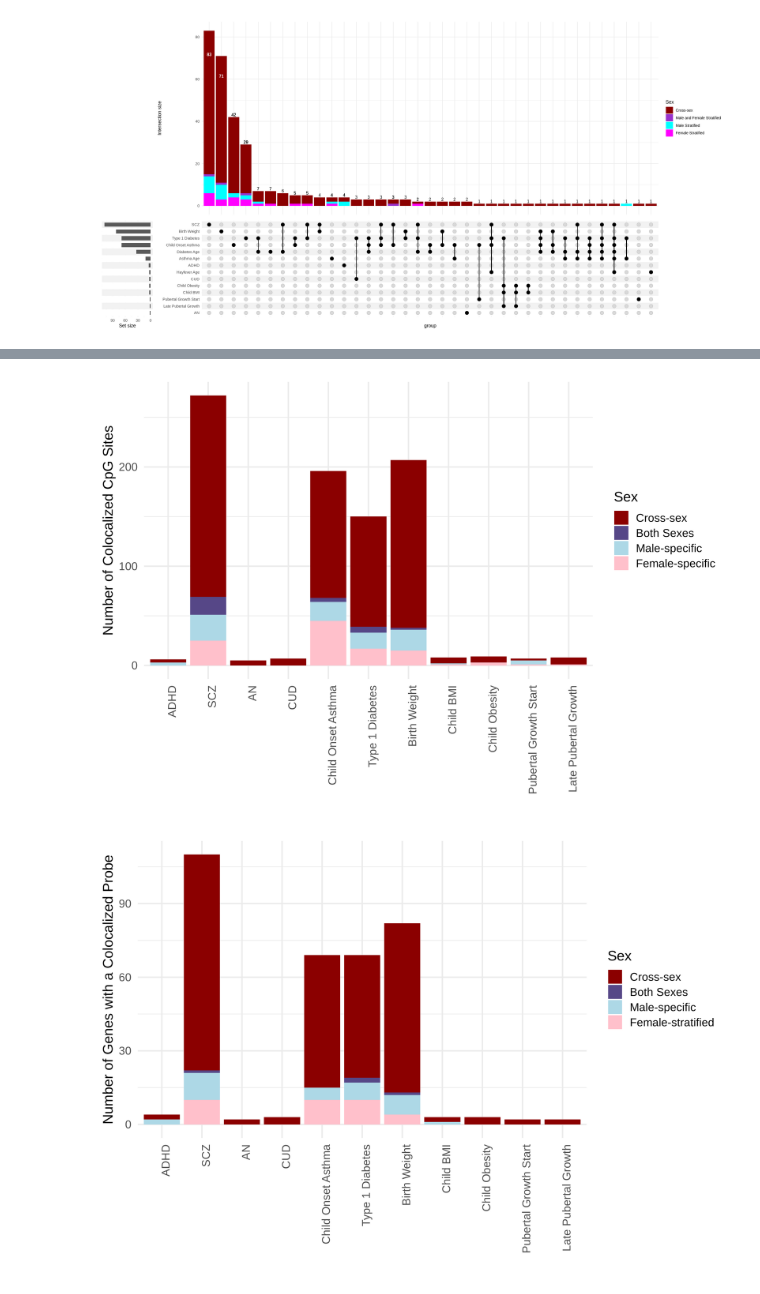
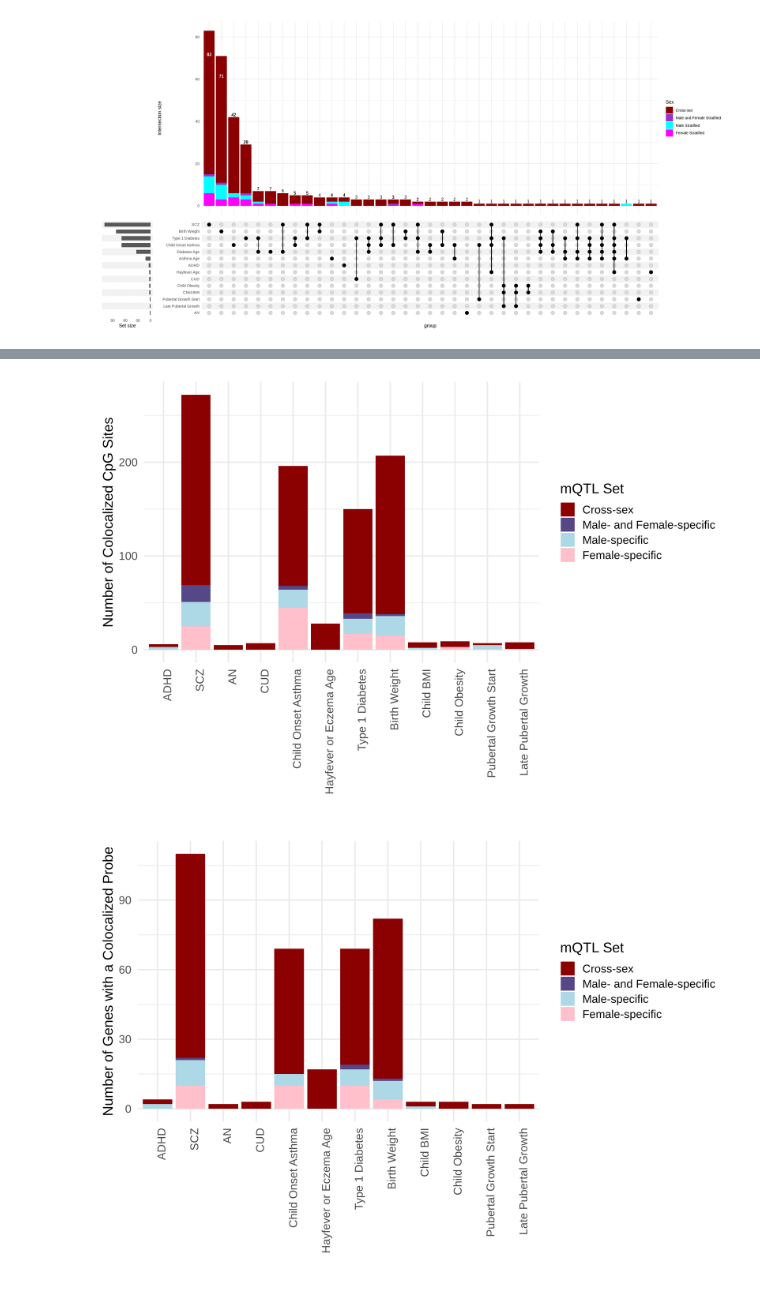
Before and after one commit to wilcas/sex_specific_mQTL, a Jupyter notebook: delahaye_mQTL_analyses/placental_mqtl_colocalization.ipynb, the cells around one changed output, grey strips where cells are left out. Saved outputs shown, nothing was run; the diff lists cells and outputs as text; code cells hidden in the pictures.

Commit message:
updated plots for genetic correlation and colocalization

```diff
--- a/delahaye_mQTL_analyses/placental_mqtl_colocalization.ipynb
+++ b/delahaye_mQTL_analyses/placental_mqtl_colocalization.ipynb
@@ -695,19 +702,7 @@ pgc_part_heritability_independent_df <- pgc_part_heritability_independent_df %>%
 # %%
 manifest <- fread("../../450k_annotation.csv")  # Gene mapping
 
-coloc_sex <- coloc_table %>%
-    mutate(GWAS = as.character(GWAS)) %>%
-    mutate(
-        Sex=ifelse(grepl("FEMALE",GWAS),"Female Only",ifelse(grepl("MALE",GWAS),"Male Only","Cross-sex")),
-        GWAS = gsub("_MALE|_FEMALE","",GWAS)
-    ) %>%
-    rbind(
-        sex_coloc_table %>%
-        mutate(
-            Sex=ifelse(grepl("female",GWAS),"Female-stratified","Male-stratified"),
-            GWAS = gsub("_male|_female","",GWAS)
-        )
-    ) %>%
+coloc_sex <- sex_coloc_table %>%
     mutate(
     GWAS =  as.character(recode_factor(
     GWAS,
@@ -730,6 +725,4 @@ coloc_sex <- coloc_table %>%
     "EGG_OBESITY" = "Childhood Obesity",
     "10F_12M" = "Pubertal Growth Start",
     "PGF_PGM" = "Late Pubertal Growth",)))
-unique(coloc_sex$Sex)
 coloc_sex_manifest <- merge(coloc_sex,manifest[,.(Name,UCSC_RefGene_Name)],by.x="probe",by.y="Name") %>% filter(!grepl("EGG|BIP|ANX|MDD|TAG_CPD|AUDIT", GWAS))
-all_data <- merge(merge(rbind(pgc_part_heritability_independent_df,neonatal_part_heritability_independent_df)[Category == "Cross-sex"],coloc_table,by="GWAS"),manifest[,.(Name,UCSC_RefGene_Name)],by.x="probe",by.y="Name")
@@ -1144,7 +1134,6 @@ selected_traits <- c(
     'SCZ',
     'AN',
     'CUD',
-#     'Asthma Age',
     'Child Onset Asthma',
     'Hayfever or Eczema Age',
     'Type 1 Diabetes',
@@ -1158,17 +1147,17 @@ coloc_sex_manifest$GWAS <- recode(gsub(" \\(.*","",coloc_sex_manifest$GWAS),'Chi
 colocalization_by_probe <- coloc_sex_manifest[
     PP.H4.abf > 0.9 &
     GWAS %in% selected_traits,
-    .(Sex=paste0(unique(Sex[order(Sex)]),collapse=",")),
+    .(mQTL=paste0(unique(mQTL[order(mQTL)]),collapse=",")),
     by=c("probe","GWAS")
-][,.(hits=.N,probe=paste0(unique(probe),collapse=",")),by=c("Sex","GWAS")]
-fwrite(colocalization_by_probe,file=here("data","colocalization_by_probe.csv"))
+][,.(hits=.N,probe=paste0(unique(probe),collapse=",")),by=c("mQTL","GWAS")]
+fwrite(colocalization_by_probe %>% mutate(mQTL= gsub("_mqtl","-stratified",mQTL)),file=here("data","colocalization_by_probe.csv"))
 coloc_sex_manifest_gene <- coloc_sex_manifest[UCSC_RefGene_Name != ""]
 coloc_sex_manifest_gene$UCSC_RefGene_Name <- gsub(";.*","",coloc_sex_manifest_gene$UCSC_RefGene_Name)
 
 colocalization_by_gene <- coloc_sex_manifest_gene[
     PP.H4.abf > 0.9 &
     GWAS %in% selected_traits,
-    .(Sex= paste0(unique(Sex[order(Sex)]),collapse=",")),
+    .(mQTL= paste0(unique(mQTL[order(mQTL)]),collapse=",")),
     by=c("UCSC_RefGene_Name","GWAS")
-][,.(hits=.N,gene=paste0(unique(UCSC_RefGene_Name),collapse=",")),by=c("Sex","GWAS")]
-fwrite(colocalization_by_gene,file=here("data","colocalization_by_gene.csv"))
+][,.(hits=.N,gene=paste0(unique(UCSC_RefGene_Name),collapse=",")),by=c("mQTL","GWAS")]
+fwrite(colocalization_by_gene %>% mutate(mQTL= gsub("_mqtl","-stratified",mQTL)),file=here("data","colocalization_by_gene.csv"))
@@ -1175,27 +1186,27 @@ fwrite(colocalization_by_gene,file=here("data","colocalization_by_gene.csv"))
 # %%
 options(width=10,repr.plot.width= 10, repr.plot.height= 7, repr.plot.res = 300)
 
 ggplot(
     colocalization_by_probe %>%
-    mutate(Sex=replace(Sex,grepl("Cross-sex",Sex),"Cross-sex"),GWAS = factor(GWAS,levels=selected_traits))%>%
-    mutate(Sex=recode_factor(Sex,"Cross-sex"="Cross-sex","Female-stratified,Male-stratified"="Both Sexes","Male-stratified"="Male-specific","Female-stratified"="Female-specific")),
-    aes(GWAS,hits,fill=Sex)) +
+    mutate(`mQTL Set`=replace(mQTL,grepl("cross-sex",mQTL),"Cross-sex"),GWAS = factor(GWAS,levels=selected_traits))%>%
+    mutate(`mQTL Set`=recode_factor(`mQTL Set`,"cross-sex"="Cross-sex","female_mqtl,male_mqtl"="Male- and Female-specific","male_mqtl"="Male-specific","female_mqtl"="Female-specific")),
+    aes(GWAS,hits,fill=`mQTL Set`)) +
     geom_col() +
     labs(y="Number of Colocalized CpG Sites",x="") +
     scale_fill_manual(values=c("dark red", "#564787","light blue", "pink"))+
     theme_minimal(base_size = 16)+
     theme(axis.text.x=element_text(angle=90,hjust=1,vjust=1))
 
 ggplot(
     colocalization_by_gene %>%
-    mutate(Sex=replace(Sex,grepl("Cross-sex",Sex),"Cross-sex"),GWAS = factor(GWAS,levels=selected_traits))%>%
-    mutate(Sex=recode_factor(Sex,"Cross-sex"="Cross-sex","Female-stratified,Male-stratified"="Both Sexes","Male-stratified"="Male-specific","Female Stratified"="Female-specific")),
-    aes(GWAS,hits,fill=Sex)) +
+     mutate(`mQTL Set`=replace(mQTL,grepl("cross-sex",mQTL),"Cross-sex"),GWAS = factor(GWAS,levels=selected_traits))%>%
+    mutate(`mQTL Set`=recode_factor(`mQTL Set`,"cross-sex"="Cross-sex","female_mqtl,male_mqtl"="Male- and Female-specific","male_mqtl"="Male-specific","female_mqtl"="Female-specific")),
+    aes(GWAS,hits,fill=`mQTL Set`)) +
     geom_col() +
     labs(y="Number of Genes with a Colocalized Probe",x="") +
     scale_fill_manual(values=c("dark red","#564787","light blue", "pink"))+
     theme_minimal(base_size = 16)+
     theme(axis.text.x=element_text(angle=90,hjust=1,vjust=1))
 # %% [output]
-[figure, old version]
+[figure, new version]
-[figure, old version]
+[figure, new version]
```
Also changed, not shown: parts of 12 cells of this notebook, 1 other file.
